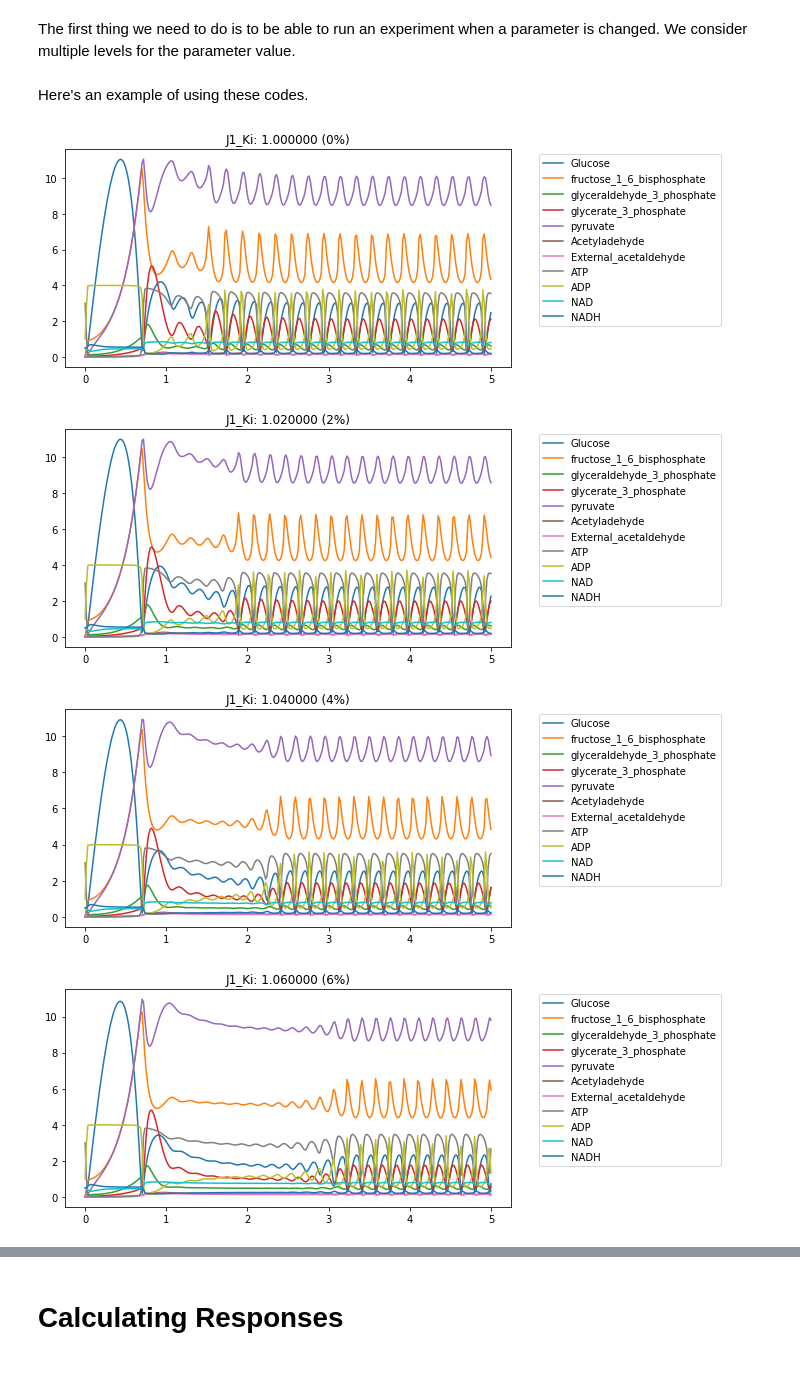
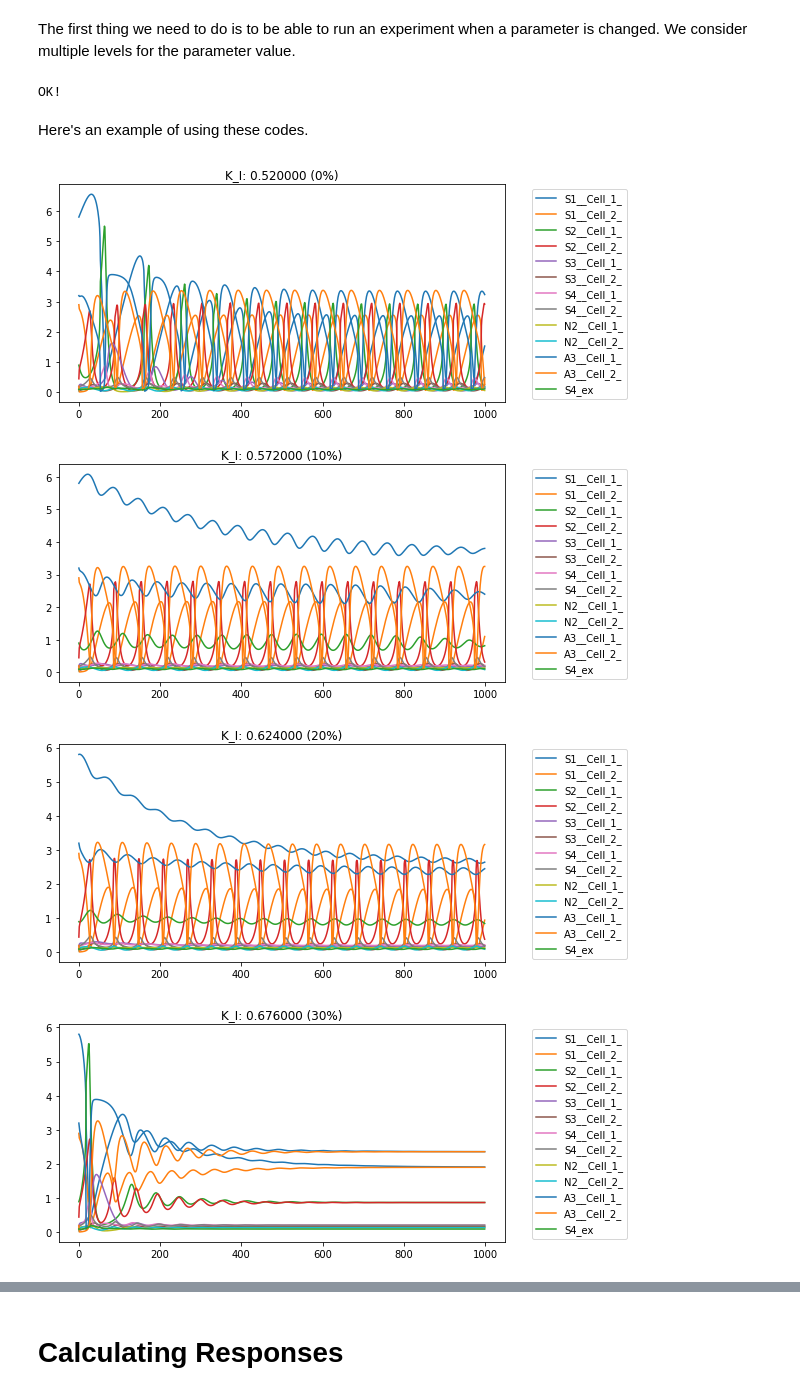
Before and after one commit to ModelEngineering/BIOEN-437, a Jupyter notebook: Lectures/Design-Of-Experiments/doe_computations.ipynb, the cells around one changed output, grey strips where cells are left out. Cells and saved outputs as stored; diff of their text form; code cells hidden in the pictures.

```diff
--- a/Lectures/Design-Of-Experiments/doe_computations.ipynb
+++ b/Lectures/Design-Of-Experiments/doe_computations.ipynb
@@ -67,7 +52,6 @@ FONTSIZE = 16
 FREQIDX = 0  # Index of frequency values
 TIME = "time"
 SMALLEST_PCT = -100  # Smallest percent change in a parameter value
-WOLF_PATH = os.path.join(DIR, "Jana_WolfGlycolysis.antimony")
-with open(WOLF_PATH, "r") as fd:
-    WOLF_MODEL = fd.readlines()
-WOLF_MODEL = "".join(WOLF_MODEL)
+WOLF_RR = te.loadSBMLModel("https://www.ebi.ac.uk/biomodels/model/download/BIOMD0000000691.3?filename=BIOMD0000000691_url.xml")
+WOLF_MODEL = WOLF_RR.getAntimony()
+print(WOLF_MODEL)
@@ -124,14 +136,16 @@ We begin with an exploration of the Wolf model to understand its parameters and
 # %%
 # Constants used in the analysis of the Wolf model
 START = 0
-END = 5
-NUMPT = 300  # number of points to simulate
-WOLF_FACTORS = [
-  "J0_inputFlux", "J1_k1", "J1_Ki", "J1_n", "J2_k", "J3_k", "J4_kg", "J4_kp",
- "J4_ka", "J4_kk", "J5_k", "J6_k", "J7_k", "J8_k1", "J8_k2", "J9_k", "J10_k",
-]
+END = 20
+NUMPT = 1000  # number of points to simulate
+PARAMETER_DCT = getParameterValueDct(WOLF_MODEL)
+WOLF_FACTORS = list(PARAMETER_DCT.keys())
 rr = te.loada(WOLF_MODEL)
 WOLF_DF = arrToDF(rr.simulate(START, END, NUMPT))
+WOLF_DF = WOLF_DF.set_index("time")
+WOLF_SPECIES = list(WOLF_DF.columns)
+SPECIES = WOLF_SPECIES[0]  # Used in tests
+PARAMETER = "K_I"  # Used in tests
 # %% [markdown]
 ## Exploration of the Model
 # %%
@@ -142,7 +156,8 @@ def timePlots(df=WOLF_DF, title="", isPlot=True):
     Parameters
     ----------
     df: DataFrame
-        DataFrame for results of simulation of Wolf Model
+        index: time
+        columns: species
     title: str
         Title of plot
     isPlot: bool
@@ -150,7 +165,7 @@ def timePlots(df=WOLF_DF, title="", isPlot=True):
     fig, ax = plt.subplots(1, figsize=(8, 4))
     arr = df.values
     colnames = df.columns
-    p = ax.plot(arr[:, 0], arr[:,1:])
+    p = ax.plot(df.index, arr[:,1:])
     _ = ax.legend(p, colnames[1:], bbox_to_anchor=(1.05, 1), loc='upper left')
     _ = ax.set_title(title)
     if isPlot:
@@ -166,7 +181,7 @@ timePlots(isPlot=False)
 The first thing we need to do is to be able to run an experiment when a parameter is changed.
 We consider multiple levels for the parameter value.
 # %%
-def runSimulations(parameter, percents, isPlot=True):
+def runSimulations(parameter, percents, model=WOLF_MODEL, isPlot=True):
     """
     Runs experiments and produces plots for the percent changes in parameter values.
 
@@ -176,6 +191,7 @@ def runSimulations(parameter, percents, isPlot=True):
     percents: list-float
         list of percent change in values
           (smallest value is -100)
+    model: str (Antimony model)
 
     Returns
     -------
@@ -183,7 +199,7 @@ def runSimulations(parameter, percents, isPlot=True):
         key: pct
         value: DataFrame
     """
-    roadrunner = te.loada(WOLF_MODEL)
+    roadrunner = te.loada(model)
     baseValue = roadrunner[parameter]
     if not parameter in roadrunner.keys():
         raise ValueError("Unknown parameter name: %s" % parameter)
@@ -203,17 +219,20 @@ def runSimulations(parameter, percents, isPlot=True):
 
 # Tests
 percents = [-10, 0, 10]
-resultDct = runSimulations("J1_Ki", percents, isPlot=False)
+resultDct = runSimulations(PARAMETER, percents, isPlot=False)
 assert(len(set(percents).symmetric_difference(resultDct.keys())) == 0)
+print("OK!")
+# %% [output]
+OK!
 # %% [markdown]
 Here's an example of using these codes.
 # %%
 # Experiments
-changes = 2*np.array(range(5))
+changes = 10*np.array(range(5))
 length = len(changes)
-_ = runSimulations("J1_Ki", changes)
+_ = runSimulations(PARAMETER, changes)
 # %% [output]
-[figure, old version]
+[figure, new version]
-[figure, old version]
+[figure, new version]
-[figure, old version]
+[figure, new version]
-[figure, old version]
+[figure, new version]
```
Also changed, not shown: parts of 18 cells of this notebook, 1 other file.
